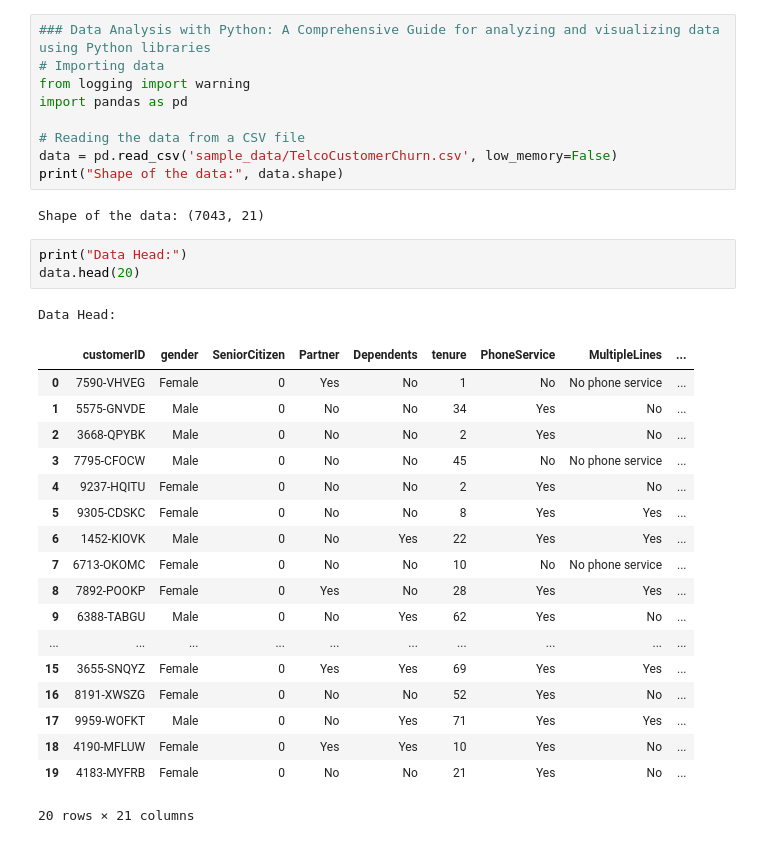
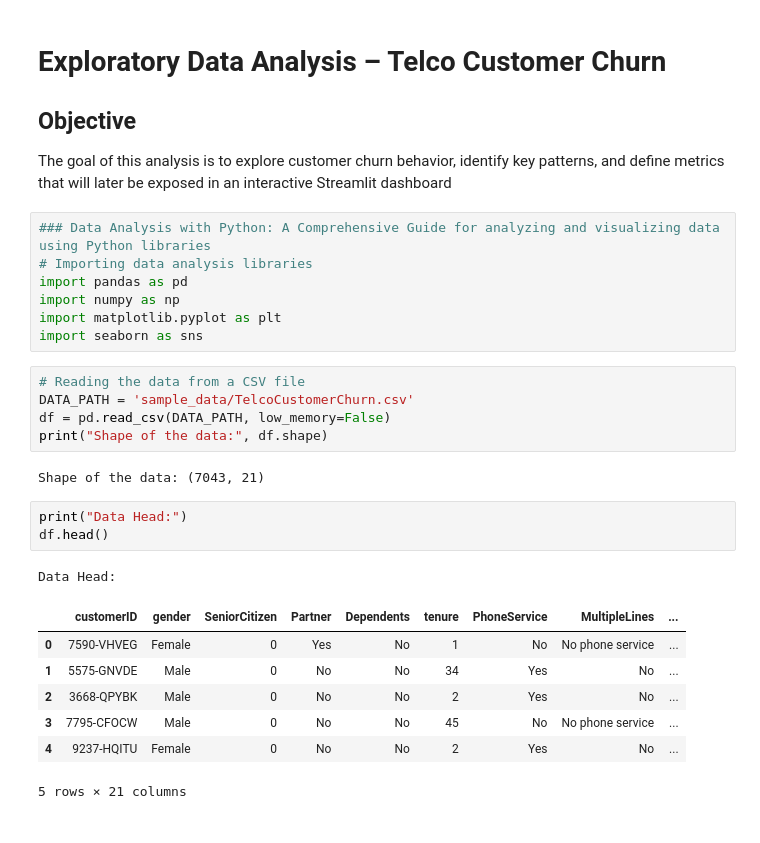
Before and after one commit to crisemy/OwnDataAnalysisProjects, a Jupyter notebook: TelcoCustomerChurn/TelcoCustomerChurn.ipynb, the cells around one changed output. Saved outputs shown, nothing was run; the diff lists cells and outputs as text.

```diff
--- a/TelcoCustomerChurn/TelcoCustomerChurn.ipynb
+++ b/TelcoCustomerChurn/TelcoCustomerChurn.ipynb
@@ -1,37 +1,35 @@
+# %% [markdown]
+# Exploratory Data Analysis – Telco Customer Churn
+
+## Objective
+The goal of this analysis is to explore customer churn behavior, identify key patterns,
+and define metrics that will later be exposed in an interactive Streamlit dashboard
 # %%
 ### Data Analysis with Python: A Comprehensive Guide for analyzing and visualizing data using Python libraries
-# Importing data
-from logging import warning
+# Importing data analysis libraries
 import pandas as pd
-
-# Reading the data from a CSV file
-data = pd.read_csv('sample_data/TelcoCustomerChurn.csv', low_memory=False)
-print("Shape of the data:", data.shape)
+import numpy as np
+import matplotlib.pyplot as plt
+import seaborn as sns
-# %% [output]
-Shape of the data: (7043, 21)
+# %%
+# Reading the data from a CSV file
+DATA_PATH = 'sample_data/TelcoCustomerChurn.csv'
+df = pd.read_csv(DATA_PATH, low_memory=False)
+print("Shape of the data:", df.shape)
+# %% [output]
+Shape of the data: (7043, 21)
 # %%
 print("Data Head:")
-data.head(20)
+df.head()
 # %% [output]
 Data Head:
 |  | customerID | gender | SeniorCitizen | Partner | Dependents | tenure | PhoneService | MultipleLines | ... |
 | 0 | 7590-VHVEG | Female | 0 | Yes | No | 1 | No | No phone service | ... |
 | 1 | 5575-GNVDE | Male | 0 | No | No | 34 | Yes | No | ... |
 | 2 | 3668-QPYBK | Male | 0 | No | No | 2 | Yes | No | ... |
 | 3 | 7795-CFOCW | Male | 0 | No | No | 45 | No | No phone service | ... |
 | 4 | 9237-HQITU | Female | 0 | No | No | 2 | Yes | No | ... |
-| 5 | 9305-CDSKC | Female | 0 | No | No | 8 | Yes | Yes | ... |
-| 6 | 1452-KIOVK | Male | 0 | No | Yes | 22 | Yes | Yes | ... |
-| 7 | 6713-OKOMC | Female | 0 | No | No | 10 | No | No phone service | ... |
-| 8 | 7892-POOKP | Female | 0 | Yes | No | 28 | Yes | Yes | ... |
-| 9 | 6388-TABGU | Male | 0 | No | Yes | 62 | Yes | No | ... |
-| ... | ... | ... | ... | ... | ... | ... | ... | ... | ... |
-| 15 | 3655-SNQYZ | Female | 0 | Yes | Yes | 69 | Yes | Yes | ... |
-| 16 | 8191-XWSZG | Female | 0 | No | No | 52 | Yes | No | ... |
-| 17 | 9959-WOFKT | Male | 0 | No | Yes | 71 | Yes | Yes | ... |
-| 18 | 4190-MFLUW | Female | 0 | Yes | Yes | 10 | Yes | No | ... |
-| 19 | 4183-MYFRB | Female | 0 | No | No | 21 | Yes | No | ... |
-20 rows × 21 columns
+5 rows × 21 columns
 # %%
 # Exploring the data
 print("\nData Info:")
```
Also changed, not shown: parts of 10 cells of this notebook, 2 other files.
